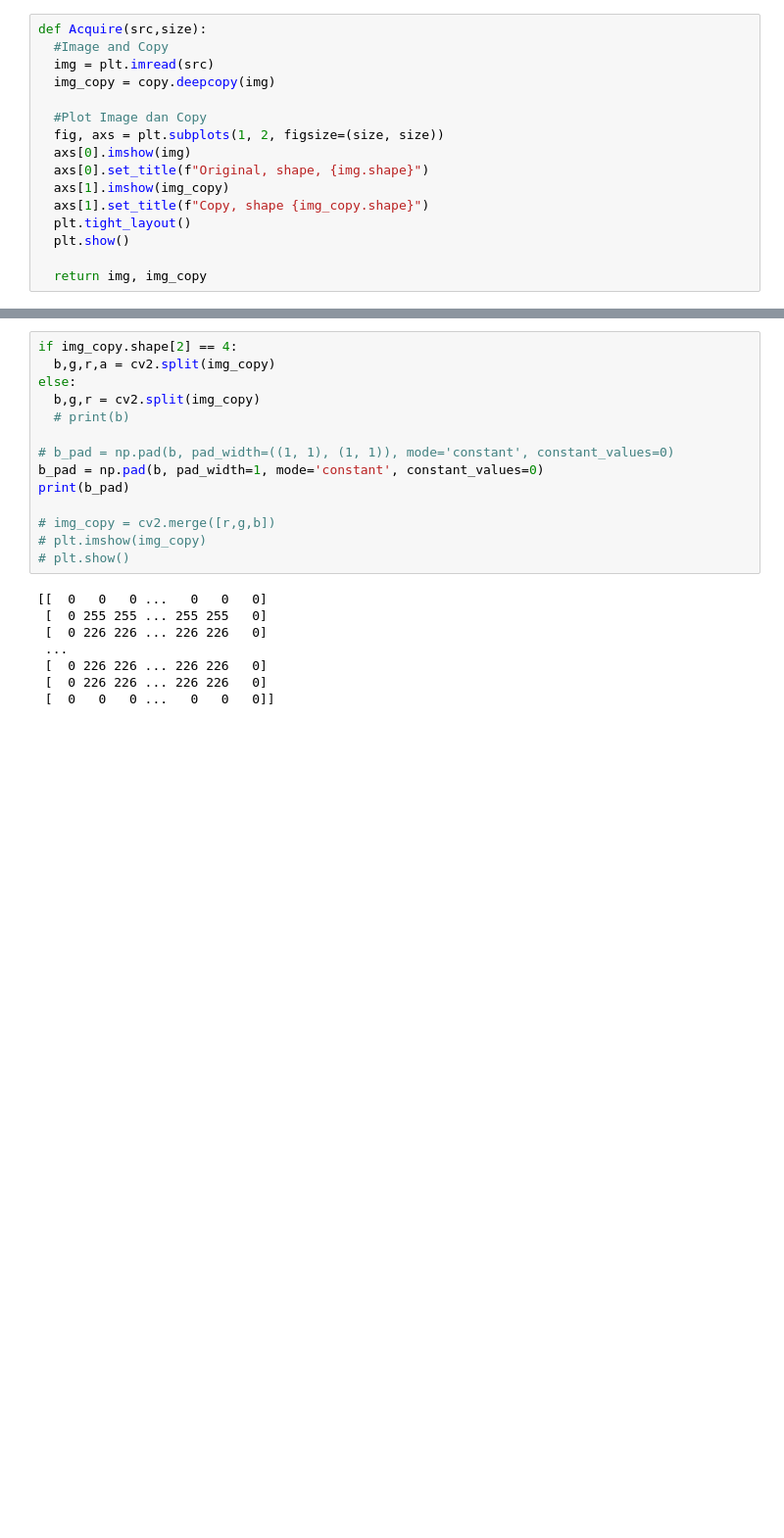
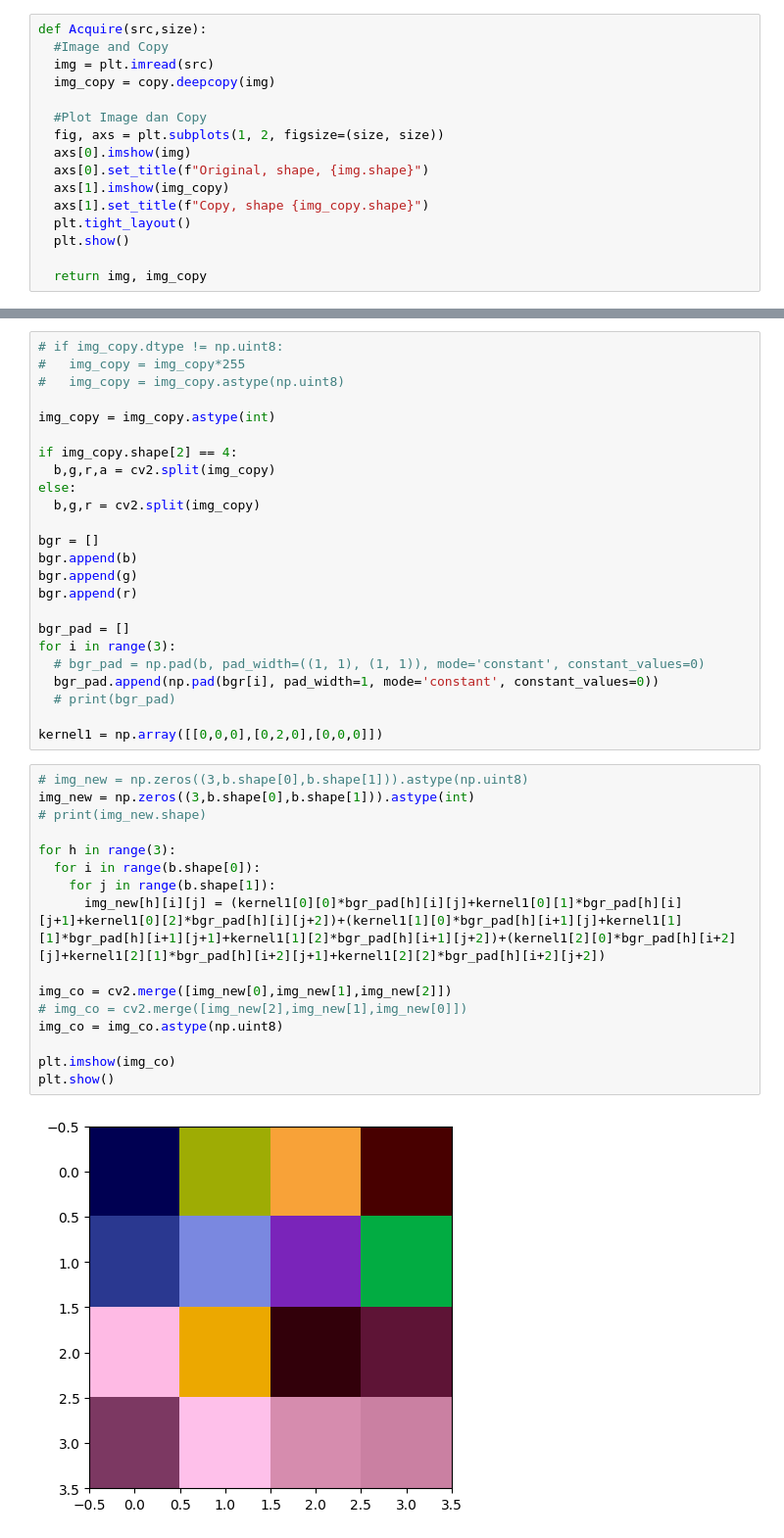
Before and after one commit to sapto-nugroho/PCD, a Jupyter notebook: PCD_Assignment02/PCD_Assignment02.ipynb, the cells around one changed output, grey strips where cells are left out. Shown at 98% size. Drawn from its saved outputs; the diff is of its cells as text; blank space fills up the shorter version.

```diff
--- a/PCD_Assignment02/PCD_Assignment02.ipynb
+++ b/PCD_Assignment02/PCD_Assignment02.ipynb
@@ -91,22 +103,42 @@ plt.show()
 # %%
+# if img_copy.dtype != np.uint8:
+#   img_copy = img_copy*255
+#   img_copy = img_copy.astype(np.uint8)
+
+img_copy = img_copy.astype(int)
+
 if img_copy.shape[2] == 4:
   b,g,r,a = cv2.split(img_copy)
 else:
   b,g,r = cv2.split(img_copy)
-  # print(b)
 
-# b_pad = np.pad(b, pad_width=((1, 1), (1, 1)), mode='constant', constant_values=0)
-b_pad = np.pad(b, pad_width=1, mode='constant', constant_values=0)
-print(b_pad)
+bgr = []
+bgr.append(b)
+bgr.append(g)
+bgr.append(r)
 
-# img_copy = cv2.merge([r,g,b])
-# plt.imshow(img_copy)
-# plt.show()
+bgr_pad = []
+for i in range(3):
+  # bgr_pad = np.pad(b, pad_width=((1, 1), (1, 1)), mode='constant', constant_values=0)
+  bgr_pad.append(np.pad(bgr[i], pad_width=1, mode='constant', constant_values=0))
+  # print(bgr_pad)
+
+kernel1 = np.array([[0,0,0],[0,2,0],[0,0,0]])
-# %% [output]
-[[  0   0   0 ...   0   0   0]
- [  0 255 255 ... 255 255   0]
- [  0 226 226 ... 226 226   0]
- ...
- [  0 226 226 ... 226 226   0]
- [  0 226 226 ... 226 226   0]
- [  0   0   0 ...   0   0   0]]
+# %%
+# img_new = np.zeros((3,b.shape[0],b.shape[1])).astype(np.uint8)
+img_new = np.zeros((3,b.shape[0],b.shape[1])).astype(int)
+# print(img_new.shape)
+
+for h in range(3):
+  for i in range(b.shape[0]):
+    for j in range(b.shape[1]):
+      img_new[h][i][j] = (kernel1[0][0]*bgr_pad[h][i][j]+kernel1[0][1]*bgr_pad[h][i][j+1]+kernel1[0][2]*bgr_pad[h][i][j+2])+(kernel1[1][0]*bgr_pad[h][i+1][j]+kernel1[1][1]*bgr_pad[h][i+1][j+1]+kernel1[1][2]*bgr_pad[h][i+1][j+2])+(kernel1[2][0]*bgr_pad[h][i+2][j]+kernel1[2][1]*bgr_pad[h][i+2][j+1]+kernel1[2][2]*bgr_pad[h][i+2][j+2])
+
+img_co = cv2.merge([img_new[0],img_new[1],img_new[2]])
+# img_co = cv2.merge([img_new[2],img_new[1],img_new[0]])
+img_co = img_co.astype(np.uint8)
+
+plt.imshow(img_co)
+plt.show()
+# %% [output]
+[figure, added]
```
Also changed, not shown: parts of 5 cells of this notebook.
